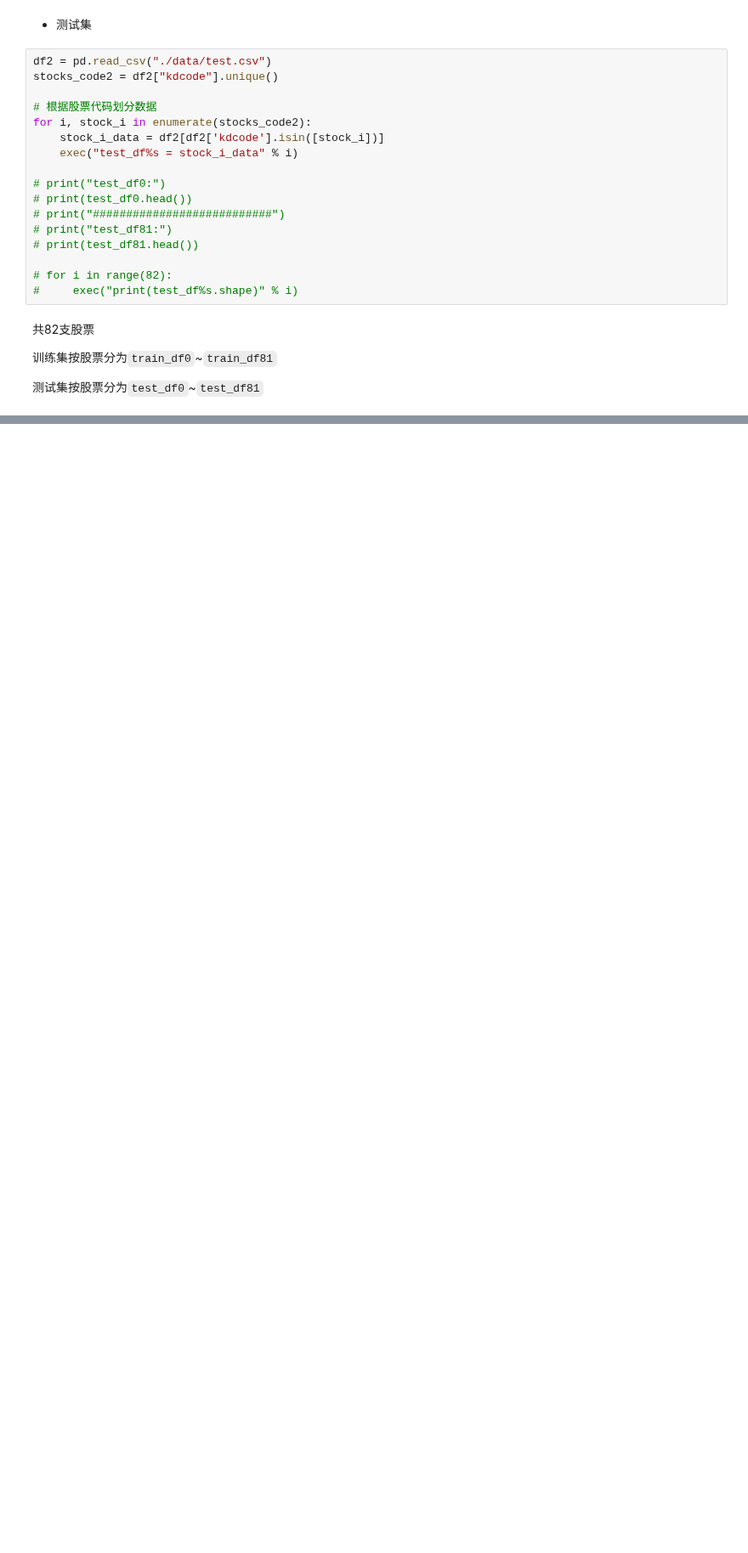
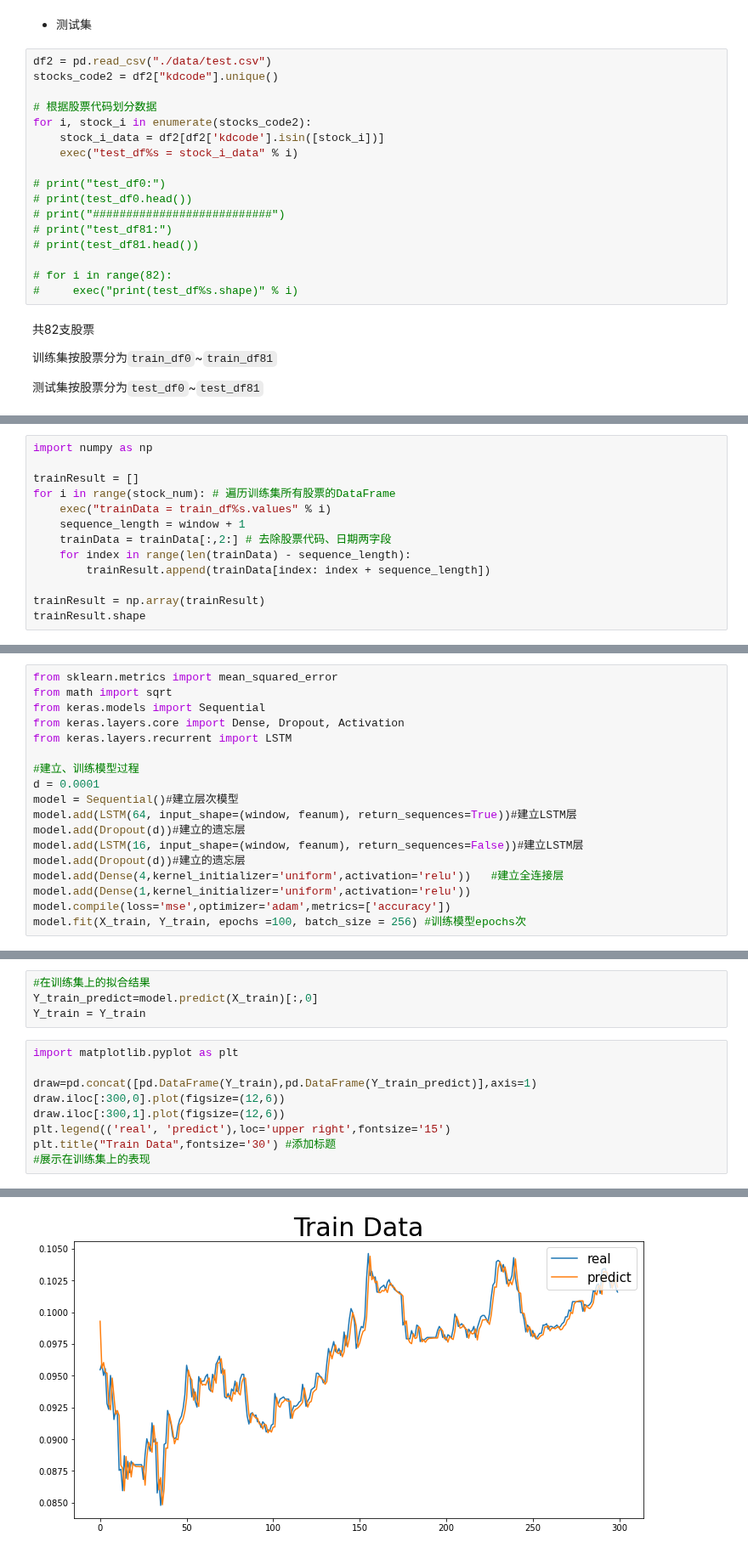
Before and after one commit to OreNoo/KandianPro, a Jupyter notebook: FinancialDataAnalysis/StockPredict.ipynb, the cells around one changed output, grey strips where cells are left out. Shown at 85% size. Cells and saved outputs as stored; diff of their text form; blank space fills up the shorter version.

```diff
--- a/FinancialDataAnalysis/StockPredict.ipynb
+++ b/FinancialDataAnalysis/StockPredict.ipynb
@@ -86,0 +99,13 @@ for i, stock_i in enumerate(stocks_code2):
+# %%
+import numpy as np
+
+trainResult = []
+for i in range(stock_num): # 遍历训练集所有股票的DataFrame
+    exec("trainData = train_df%s.values" % i)
+    sequence_length = window + 1
+    trainData = trainData[:,2:] # 去除股票代码、日期两字段
+    for index in range(len(trainData) - sequence_length):
+        trainResult.append(trainData[index: index + sequence_length])
+
+trainResult = np.array(trainResult)
+trainResult.shape
@@ -91,0 +151,18 @@ window=5 #时间窗设置
+# %%
+from sklearn.metrics import mean_squared_error
+from math import sqrt
+from keras.models import Sequential
+from keras.layers.core import Dense, Dropout, Activation
+from keras.layers.recurrent import LSTM
+
+#建立、训练模型过程
+d = 0.0001
+model = Sequential()#建立层次模型
+model.add(LSTM(64, input_shape=(window, feanum), return_sequences=True))#建立LSTM层
+model.add(Dropout(d))#建立的遗忘层
+model.add(LSTM(16, input_shape=(window, feanum), return_sequences=False))#建立LSTM层
+model.add(Dropout(d))#建立的遗忘层
+model.add(Dense(4,kernel_initializer='uniform',activation='relu'))   #建立全连接层
+model.add(Dense(1,kernel_initializer='uniform',activation='relu'))
+model.compile(loss='mse',optimizer='adam',metrics=['accuracy'])
+model.fit(X_train, Y_train, epochs =100, batch_size = 256) #训练模型epochs次
@@ -91,0 +215,14 @@ window=5 #时间窗设置
+# %%
+#在训练集上的拟合结果
+Y_train_predict=model.predict(X_train)[:,0]
+Y_train = Y_train
+# %%
+import matplotlib.pyplot as plt
+
+draw=pd.concat([pd.DataFrame(Y_train),pd.DataFrame(Y_train_predict)],axis=1)
+draw.iloc[:300,0].plot(figsize=(12,6))
+draw.iloc[:300,1].plot(figsize=(12,6))
+plt.legend(('real', 'predict'),loc='upper right',fontsize='15')
+plt.title("Train Data",fontsize='30') #添加标题
+#展示在训练集上的表现
+# %% [output]
@@ -91,0 +230 @@ window=5 #时间窗设置
+[figure, added]
```
Also changed, not shown: parts of 20 cells of this notebook, 1 other file.
